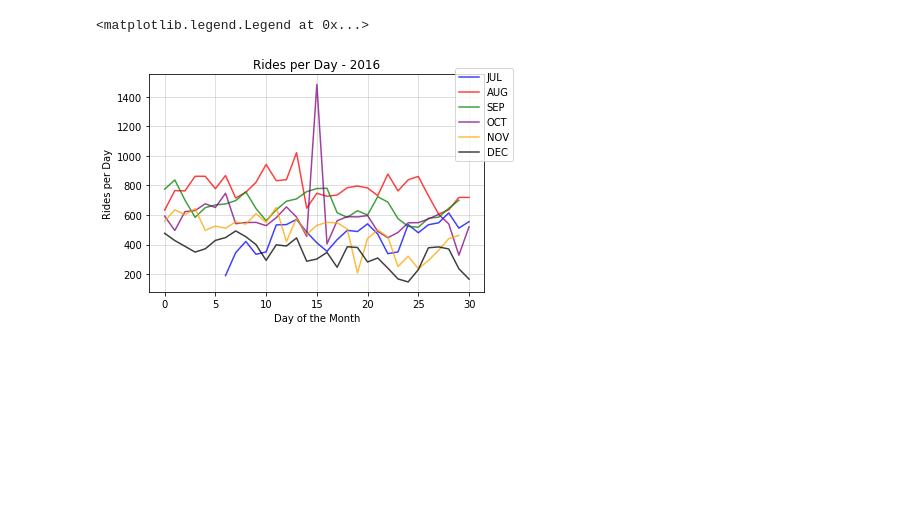
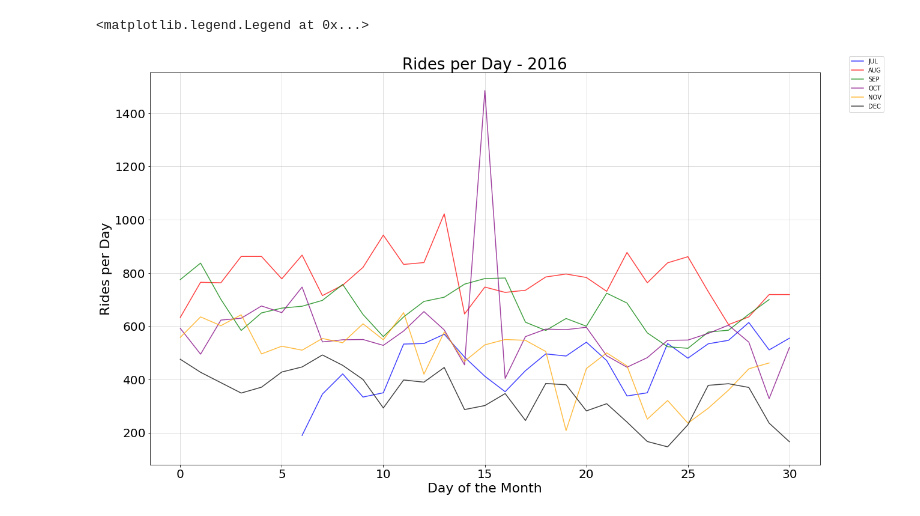
Before and after one commit to sqweets/Project1-LA-Bike_Share, a Jupyter notebook: Project_One_RidesPerDayAndMonth.ipynb, the cells around one changed output. Drawn from its saved outputs; the diff is of its cells as text; code cells hidden in the pictures; blank space fills up the shorter version.

```diff
--- a/Project_One_RidesPerDayAndMonth.ipynb
+++ b/Project_One_RidesPerDayAndMonth.ipynb
@@ -87,7 +83,6 @@ ride_18_Q1_df['end_time'] = v_format(ride_18_Q1_df.end_time)
 # Looking at total rides per day
 # Convert date/time strings to datetime objects
 ride_orig_df['start_time'] = pd.to_datetime(ride_orig_df['start_time'], format='%m/%d/%Y %I:%M:%S %p')
-ride_orig_df['End Time'] = pd.to_datetime(ride_orig_df['End Time'], format='%m/%d/%Y %I:%M:%S %p')
 
 # Add Year, Month, and Day columns
 ride_orig_df['Year'] = ride_orig_df['start_time'].dt.year
@@ -103,37 +98,42 @@ ride_trim_2016_df = ride_orig_2016_df[['start_time', 'Month', 'Day']]
 groupedby_month_day_16 = ride_trim_2016_df.groupby(['Month', 'Day']).count()
 
 # Create dataframe and unstack to make months columns
 grouped_df = pd.DataFrame(groupedby_month_day_16)
 
 # Make Month columns
 unstacked_df = grouped_df.unstack(level=0)
 
 # Get each months data
 month_7 = unstacked_df[('start_time', 7)]
 month_8 = unstacked_df[('start_time', 8)]
 month_9 = unstacked_df[('start_time', 9)]
 month_10 = unstacked_df[('start_time', 10)]
 month_11 = unstacked_df[('start_time', 11)]
 month_12 = unstacked_df[('start_time', 12)]
 
 x_axis = np.arange(0, 31)
 
 jul_handle = plt.plot(x_axis, month_7, c='blue', alpha=0.75, label="JUL")
 aug_handle = plt.plot(x_axis, month_8, c='red', alpha=0.75, label="AUG")
 sep_handle = plt.plot(x_axis, month_9, c='green', alpha=0.75, label="SEP")
 oct_handle = plt.plot(x_axis, month_10, c='purple', alpha=0.75, label="OCT")
 nov_handle = plt.plot(x_axis, month_11, c='orange', alpha=0.75, label="NOV")
 dec_handle = plt.plot(x_axis, month_12, c='black', alpha=0.75, label="DEC")
 
 plt.grid(axis='both', alpha=0.5)
-plt.xlabel("Day of the Month")
-plt.ylabel("Rides per Day")
-plt.title('Rides per Day - 2016')
+plt.xlabel("Day of the Month", fontsize = 22)
+plt.ylabel("Rides per Day", fontsize = 22)
+plt.title('Rides per Day - 2016', fontsize = 26)
+
+plt.rcParams['figure.figsize'] = (20,12)
+
+plt.rc('xtick',labelsize=20)
+plt.rc('ytick',labelsize=20)
 
 plt.legend(bbox_to_anchor=(1.1, 1.05))
 # %% [output]
 <matplotlib.legend.Legend at 0x...>
-[figure, old version]
+[figure, new version]
 # %%
 # Show plot
 plt.show()
```
Also changed, not shown: parts of 9 cells of this notebook, 1 other file.
